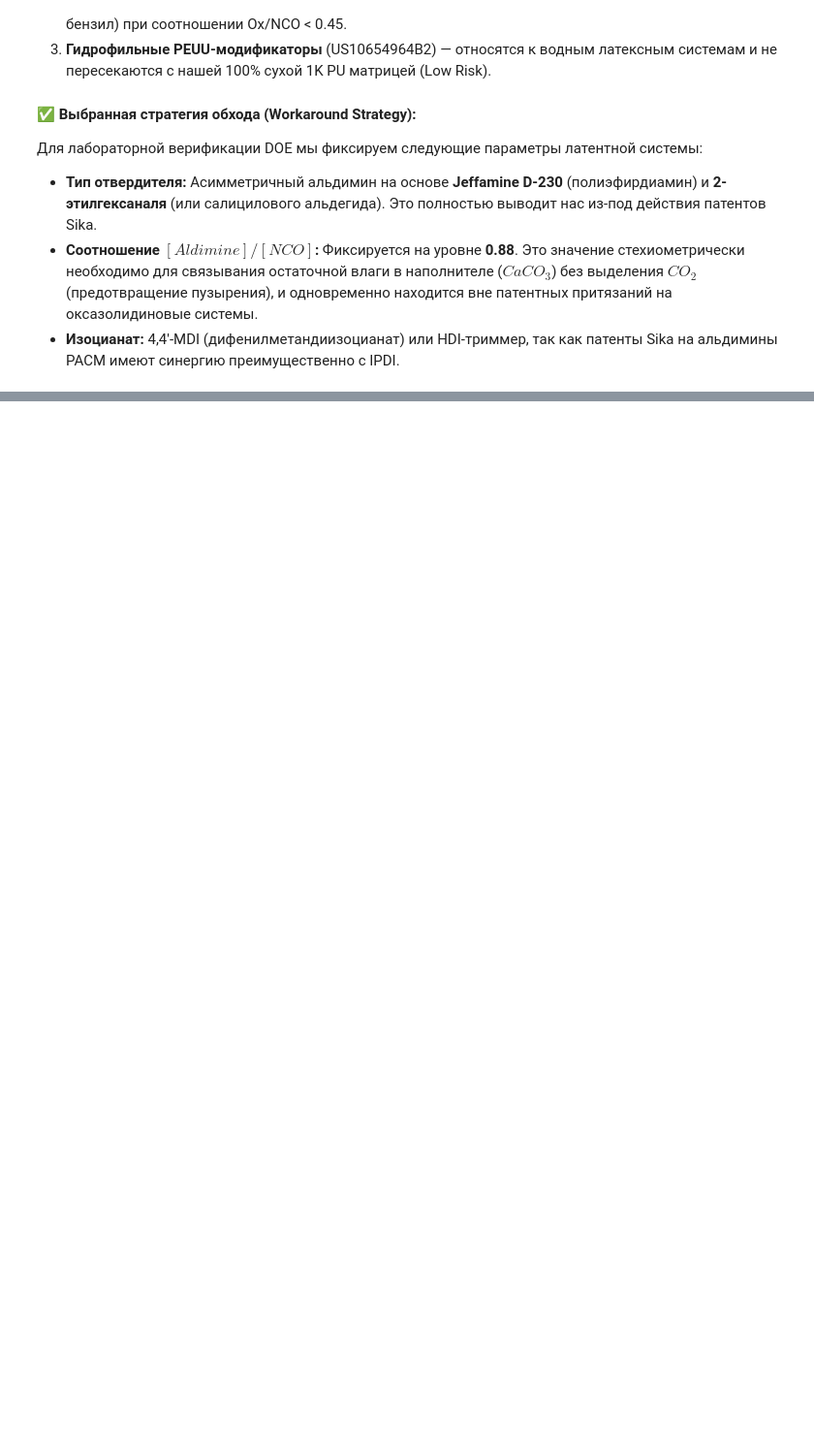
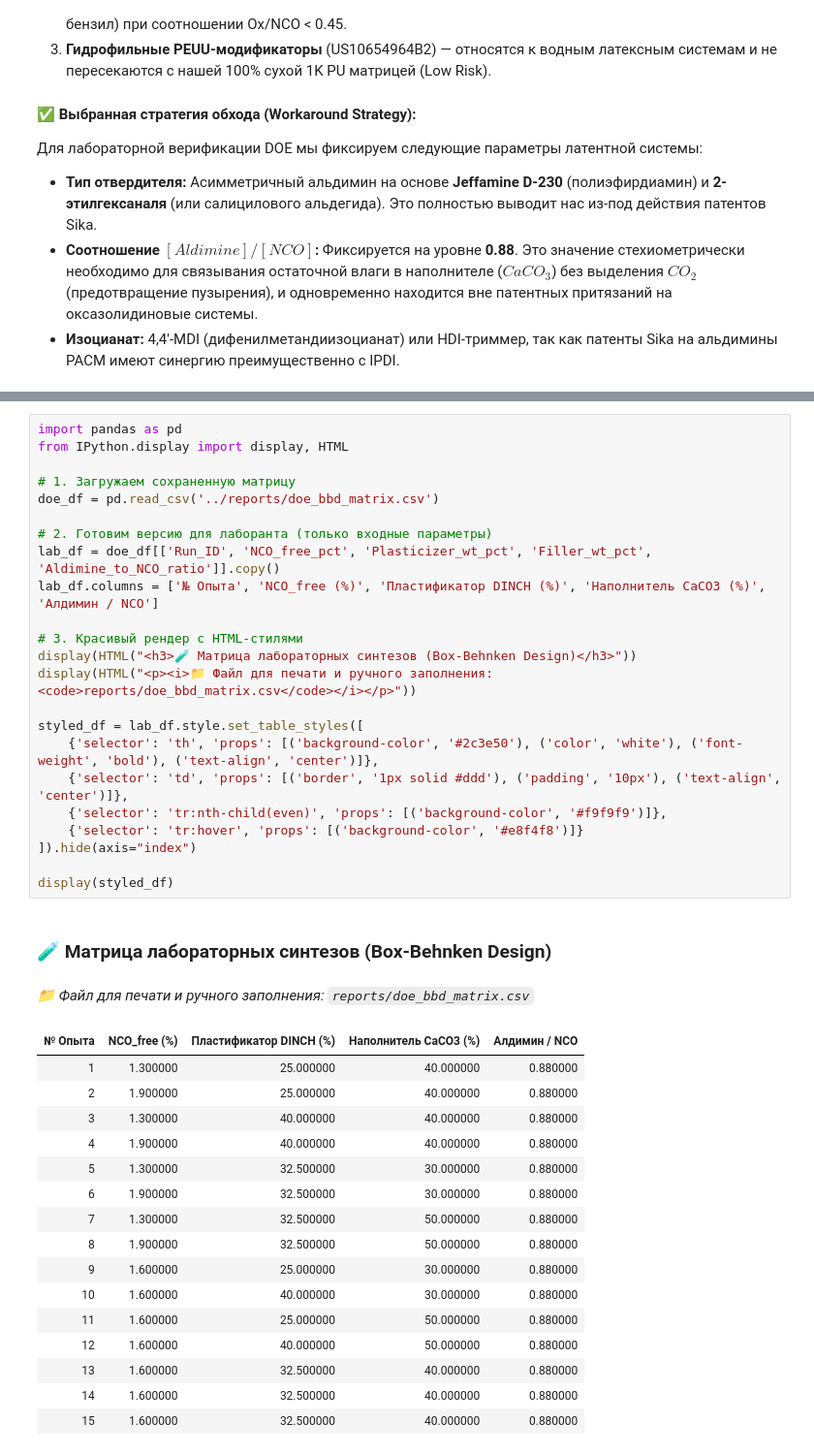
Before and after one commit to czeberyak/elastomeric_1k_pu, a Jupyter notebook: notebooks/01_data_exploration.ipynb, the cells around one changed output, grey strips where cells are left out. Shown at 97% size. Saved outputs shown, nothing was run; the diff lists cells and outputs as text; blank space fills up the shorter version.

```diff
--- a/notebooks/01_data_exploration.ipynb
+++ b/notebooks/01_data_exploration.ipynb
@@ -582,0 +638,42 @@ display(pd.DataFrame(config_data).style.set_properties(**{'text-align': 'left'})
+# %%
+import pandas as pd
+from IPython.display import display, HTML
+
+# 1. Загружаем сохраненную матрицу
+doe_df = pd.read_csv('../reports/doe_bbd_matrix.csv')
+
+# 2. Готовим версию для лаборанта (только входные параметры)
+lab_df = doe_df[['Run_ID', 'NCO_free_pct', 'Plasticizer_wt_pct', 'Filler_wt_pct', 'Aldimine_to_NCO_ratio']].copy()
+lab_df.columns = ['№ Опыта', 'NCO_free (%)', 'Пластификатор DINCH (%)', 'Наполнитель CaCO3 (%)', 'Алдимин / NCO']
+
+# 3. Красивый рендер с HTML-стилями
+display(HTML("<h3>🧪 Матрица лабораторных синтезов (Box-Behnken Design)</h3>"))
+display(HTML("<p><i>📁 Файл для печати и ручного заполнения: <code>reports/doe_bbd_matrix.csv</code></i></p>"))
+
+styled_df = lab_df.style.set_table_styles([
+    {'selector': 'th', 'props': [('background-color', '#2c3e50'), ('color', 'white'), ('font-weight', 'bold'), ('text-align', 'center')]},
+    {'selector': 'td', 'props': [('border', '1px solid #ddd'), ('padding', '10px'), ('text-align', 'center')]},
+    {'selector': 'tr:nth-child(even)', 'props': [('background-color', '#f9f9f9')]},
+    {'selector': 'tr:hover', 'props': [('background-color', '#e8f4f8')]}
+]).hide(axis="index")
+
+display(styled_df)
+# %% [output]
+🧪 Матрица лабораторных синтезов (Box-Behnken Design)
+📁 Файл для печати и ручного заполнения: reports/doe_bbd_matrix.csv
+| № Опыта | NCO_free (%) | Пластификатор DINCH (%) | Наполнитель CaCO3 (%) | Алдимин / NCO |
+| 1 | 1.300000 | 25.000000 | 40.000000 | 0.880000 |
+| 2 | 1.900000 | 25.000000 | 40.000000 | 0.880000 |
+| 3 | 1.300000 | 40.000000 | 40.000000 | 0.880000 |
+| 4 | 1.900000 | 40.000000 | 40.000000 | 0.880000 |
+| 5 | 1.300000 | 32.500000 | 30.000000 | 0.880000 |
+| 6 | 1.900000 | 32.500000 | 30.000000 | 0.880000 |
+| 7 | 1.300000 | 32.500000 | 50.000000 | 0.880000 |
+| 8 | 1.900000 | 32.500000 | 50.000000 | 0.880000 |
+| 9 | 1.600000 | 25.000000 | 30.000000 | 0.880000 |
+| 10 | 1.600000 | 40.000000 | 30.000000 | 0.880000 |
+| 11 | 1.600000 | 25.000000 | 50.000000 | 0.880000 |
+| 12 | 1.600000 | 40.000000 | 50.000000 | 0.880000 |
+| 13 | 1.600000 | 32.500000 | 40.000000 | 0.880000 |
+| 14 | 1.600000 | 32.500000 | 40.000000 | 0.880000 |
+| 15 | 1.600000 | 32.500000 | 40.000000 | 0.880000 |
```
Also changed, not shown: parts of 3 cells of this notebook, 6 other files.
